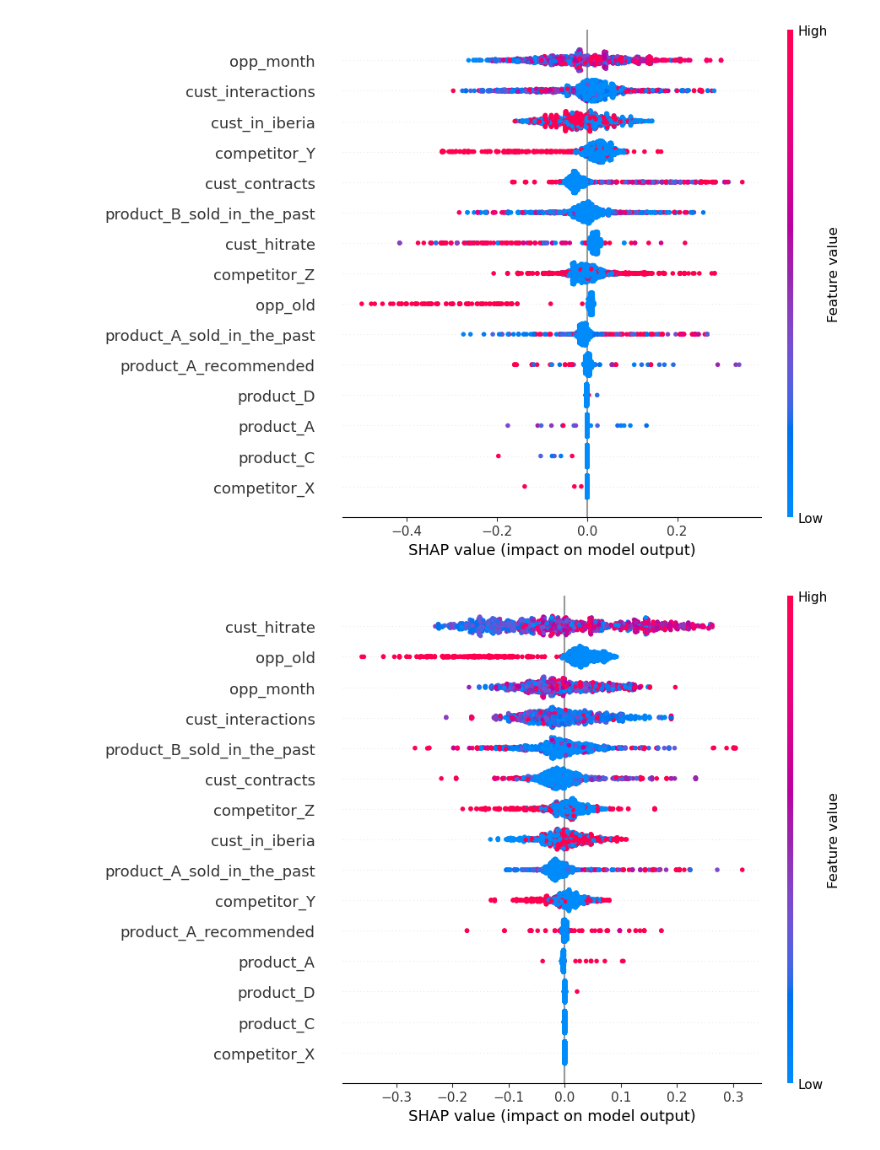
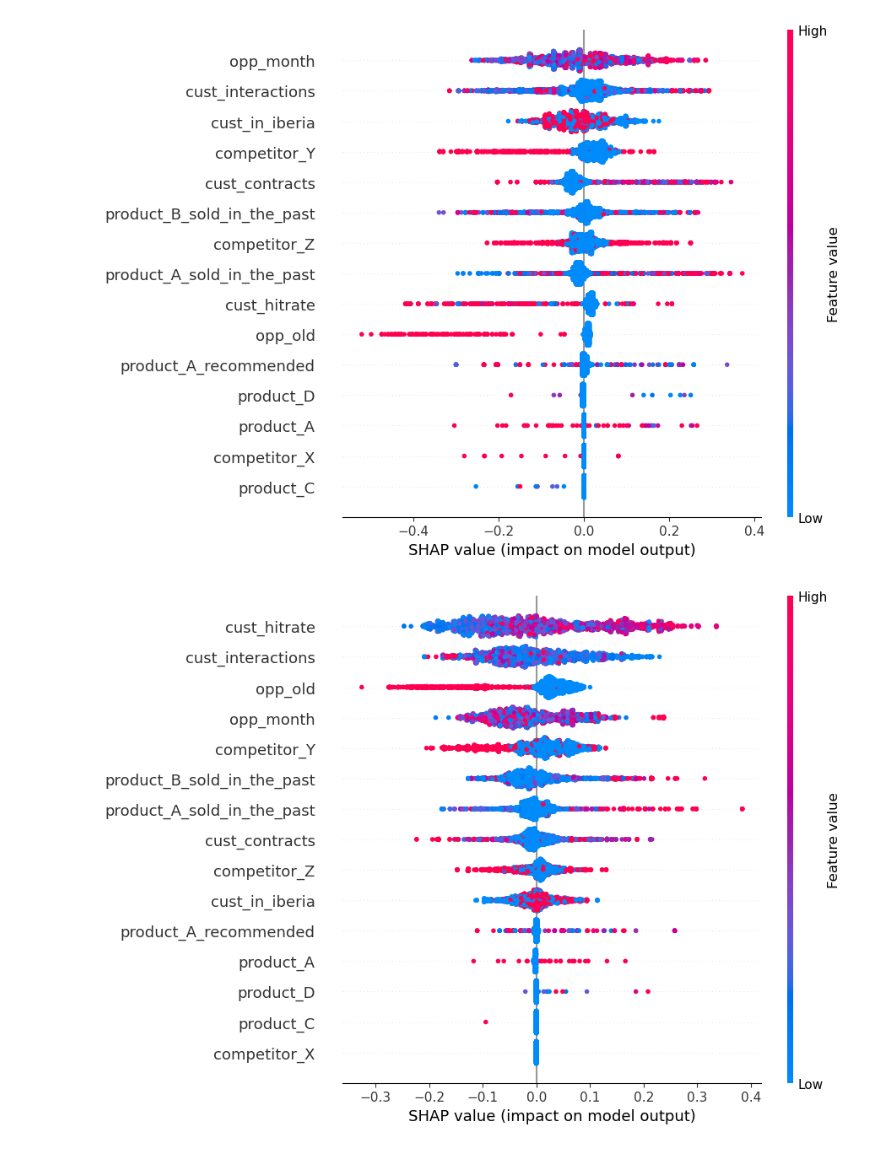
Before and after one commit to SebastianLunaValoroso/Datathon-Schneider-Electric, a Jupyter notebook: proves.ipynb, the cells around one changed output. Saved outputs shown, nothing was run; the diff lists cells and outputs as text; code cells hidden in the pictures.

```diff
--- a/proves.ipynb
+++ b/proves.ipynb
@@ -40,20 +53,20 @@ X_low_Train, X_low_Test, y_low_train, y_low_test = train_test_split(X_low, y_low
 Rf_low = RandomForestClassifier(n_estimators=10)
 Rf_low.fit(X_low_Train,y_low_train)
 explainer_low = shap.TreeExplainer(Rf_low, X_low_Train)
-shap_values_low = explainer_low(X_low_Test, check_additivity=False)
+shap_values_low = explainer_low(X_low_Train, check_additivity=False)
 shap.plots.beeswarm(shap_values_low[:,:,1], max_display=16)
 # %% [output]
-[figure, old version]
+[figure, new version]
 # %%
 Inter = pd.read_csv("dataset.csv", usecols=range(1,17))
 Inter = Inter[Inter["cust_interactions"] > Inter["cust_interactions"].quantile(0.9)]
 X_inter = Inter.drop("target_variable", axis=1)
 y_inter = Inter["target_variable"]
 X_inter_Train, X_inter_Test, y_inter_train, y_inter_test = train_test_split(X_inter, y_inter, test_size = 0.3, random_state = 1)
 Rf_inter = RandomForestClassifier(n_estimators=10)
 Rf_inter.fit(X_inter_Train,y_inter_train)
 explainer_inter = shap.TreeExplainer(Rf_inter, X_inter_Train)
-shap_values_inter = explainer_inter(X_inter_Test, check_additivity=False)
+shap_values_inter = explainer_inter(X_inter_Train, check_additivity=False)
 shap.plots.beeswarm(shap_values_inter[:,:,1], max_display=16)
 # %% [output]
-[figure, old version]
+[figure, new version]
```
Also changed, not shown: parts of 3 cells of this notebook.
